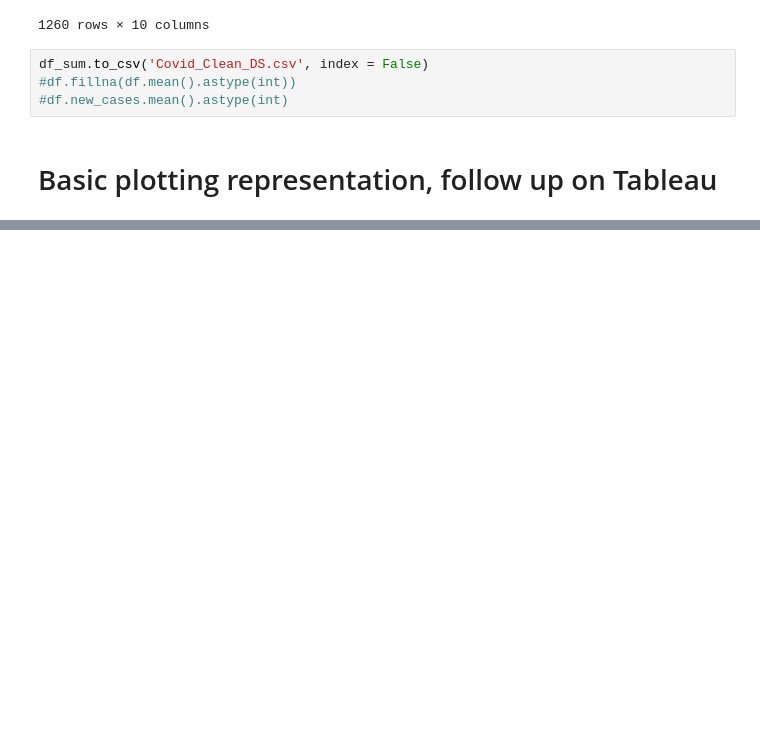
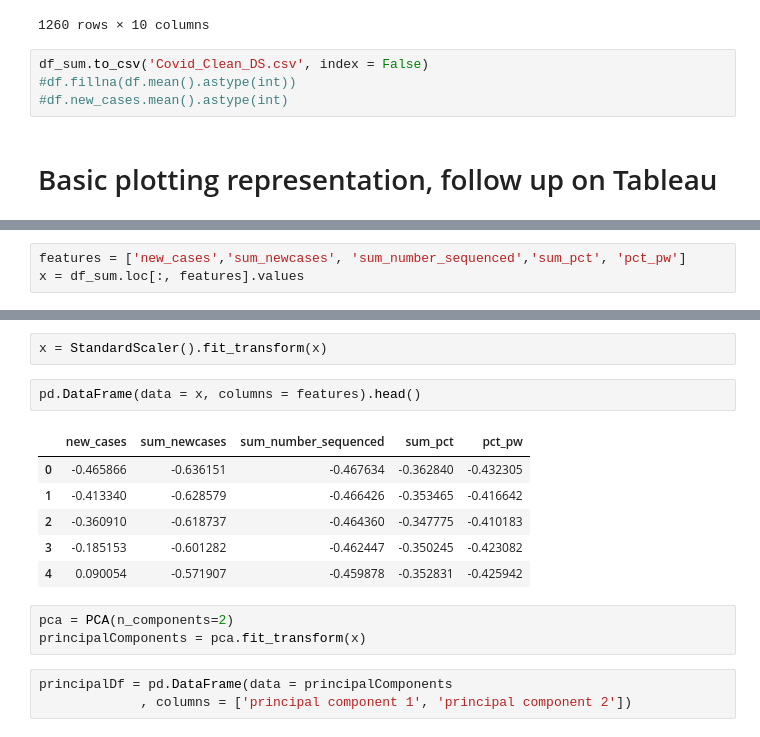
Before and after one commit to AdrienOliva/DS_Exercice, a Jupyter notebook: COVID_World.ipynb, the cells around one changed output, grey strips where cells are left out. Saved outputs shown, nothing was run; the diff lists cells and outputs as text; blank space fills up the shorter version.

```diff
--- a/COVID_World.ipynb
+++ b/COVID_World.ipynb
@@ -167,0 +178,3 @@ df_sum.to_csv('Covid_Clean_DS.csv', index = False)
+# %%
+features = ['new_cases','sum_newcases', 'sum_number_sequenced','sum_pct', 'pct_pw']
+x = df_sum.loc[:, features].values
@@ -167,0 +192,17 @@ df_sum.to_csv('Covid_Clean_DS.csv', index = False)
+# %%
+x = StandardScaler().fit_transform(x)
+# %%
+pd.DataFrame(data = x, columns = features).head()
+# %% [output]
+|  | new_cases | sum_newcases | sum_number_sequenced | sum_pct | pct_pw |
+| 0 | -0.465866 | -0.636151 | -0.467634 | -0.362840 | -0.432305 |
+| 1 | -0.413340 | -0.628579 | -0.466426 | -0.353465 | -0.416642 |
+| 2 | -0.360910 | -0.618737 | -0.464360 | -0.347775 | -0.410183 |
+| 3 | -0.185153 | -0.601282 | -0.462447 | -0.350245 | -0.423082 |
+| 4 | 0.090054 | -0.571907 | -0.459878 | -0.352831 | -0.425942 |
+# %%
+pca = PCA(n_components=2)
+principalComponents = pca.fit_transform(x)
+# %%
+principalDf = pd.DataFrame(data = principalComponents
+             , columns = ['principal component 1', 'principal component 2'])
```
Also changed, not shown: parts of 10 cells of this notebook.
